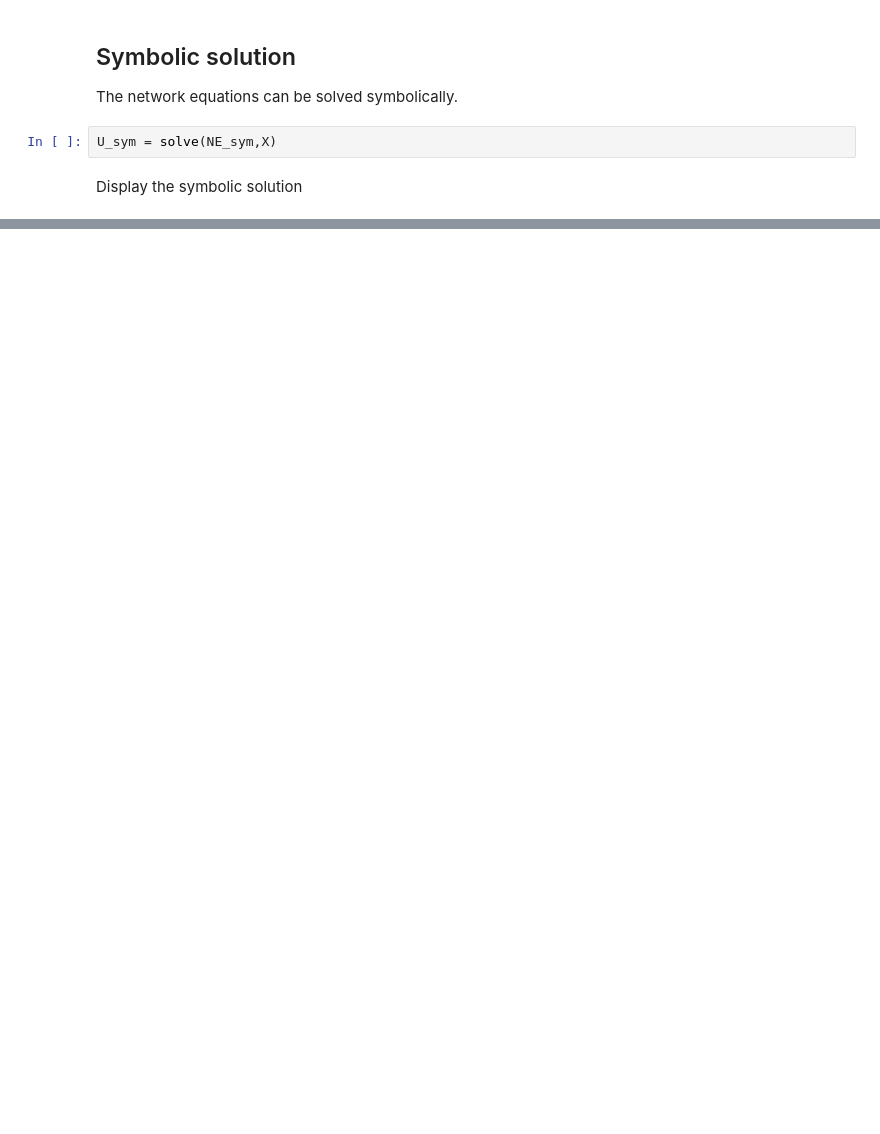
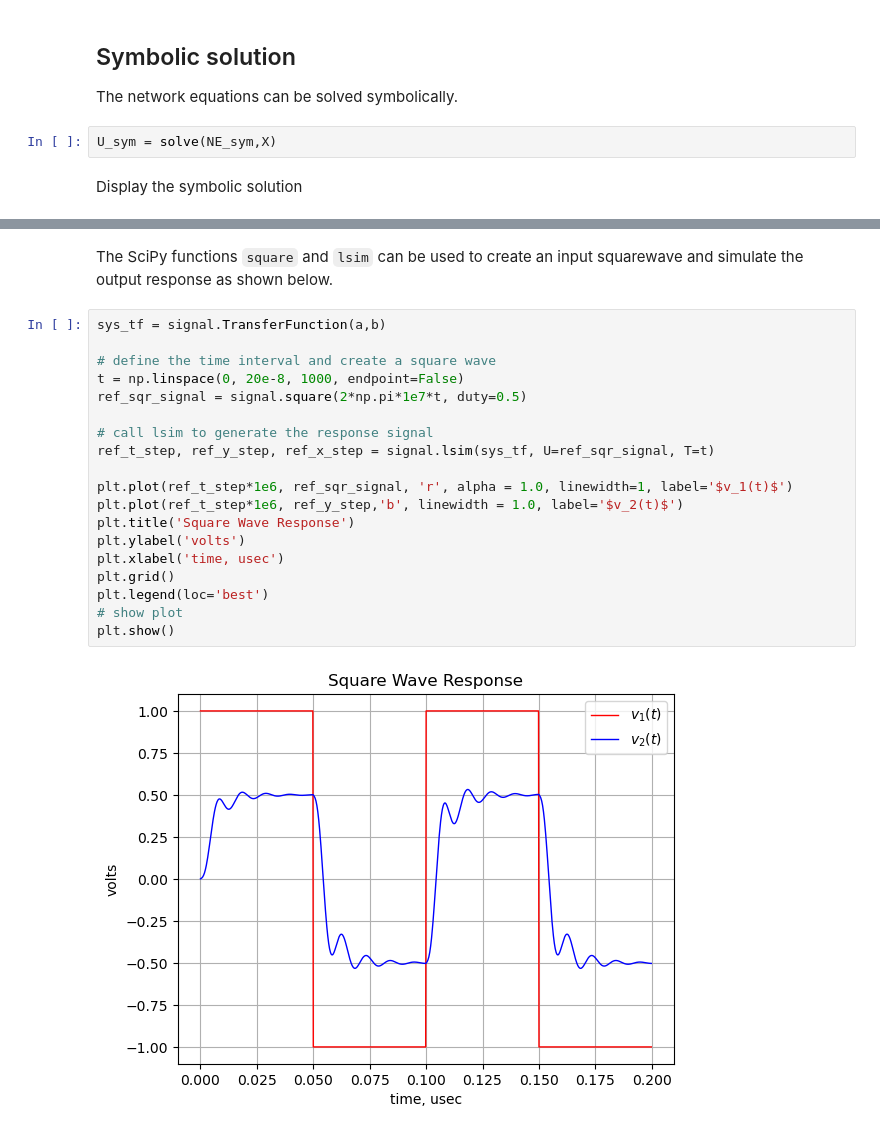
Before and after one commit to Tiburonboy/SymMNA, a Jupyter notebook: SymMNA_demo.ipynb, the cells around one changed output, grey strips where cells are left out. Saved outputs shown, nothing was run; the diff lists cells and outputs as text; blank space fills up the shorter version.

```diff
--- a/SymMNA_demo.ipynb
+++ b/SymMNA_demo.ipynb
@@ -227,0 +278,23 @@ I_F1         0.723618
+# %% [markdown]
+The SciPy functions `square` and `lsim` can be used to create an input squarewave and simulate the output response as shown below.
+# %%
+sys_tf = signal.TransferFunction(a,b)
+
+# define the time interval and create a square wave
+t = np.linspace(0, 20e-8, 1000, endpoint=False)
+ref_sqr_signal = signal.square(2*np.pi*1e7*t, duty=0.5)
+
+# call lsim to generate the response signal
+ref_t_step, ref_y_step, ref_x_step = signal.lsim(sys_tf, U=ref_sqr_signal, T=t)
+
+plt.plot(ref_t_step*1e6, ref_sqr_signal, 'r', alpha = 1.0, linewidth=1, label='$v_1(t)$')
+plt.plot(ref_t_step*1e6, ref_y_step,'b', linewidth = 1.0, label='$v_2(t)$')
+plt.title('Square Wave Response')
+plt.ylabel('volts')
+plt.xlabel('time, usec')
+plt.grid()
+plt.legend(loc='best')
+# show plot
+plt.show()
+# %% [output]
+[figure, added]
```
Also changed, not shown: parts of 63 cells of this notebook, 2 other files.
